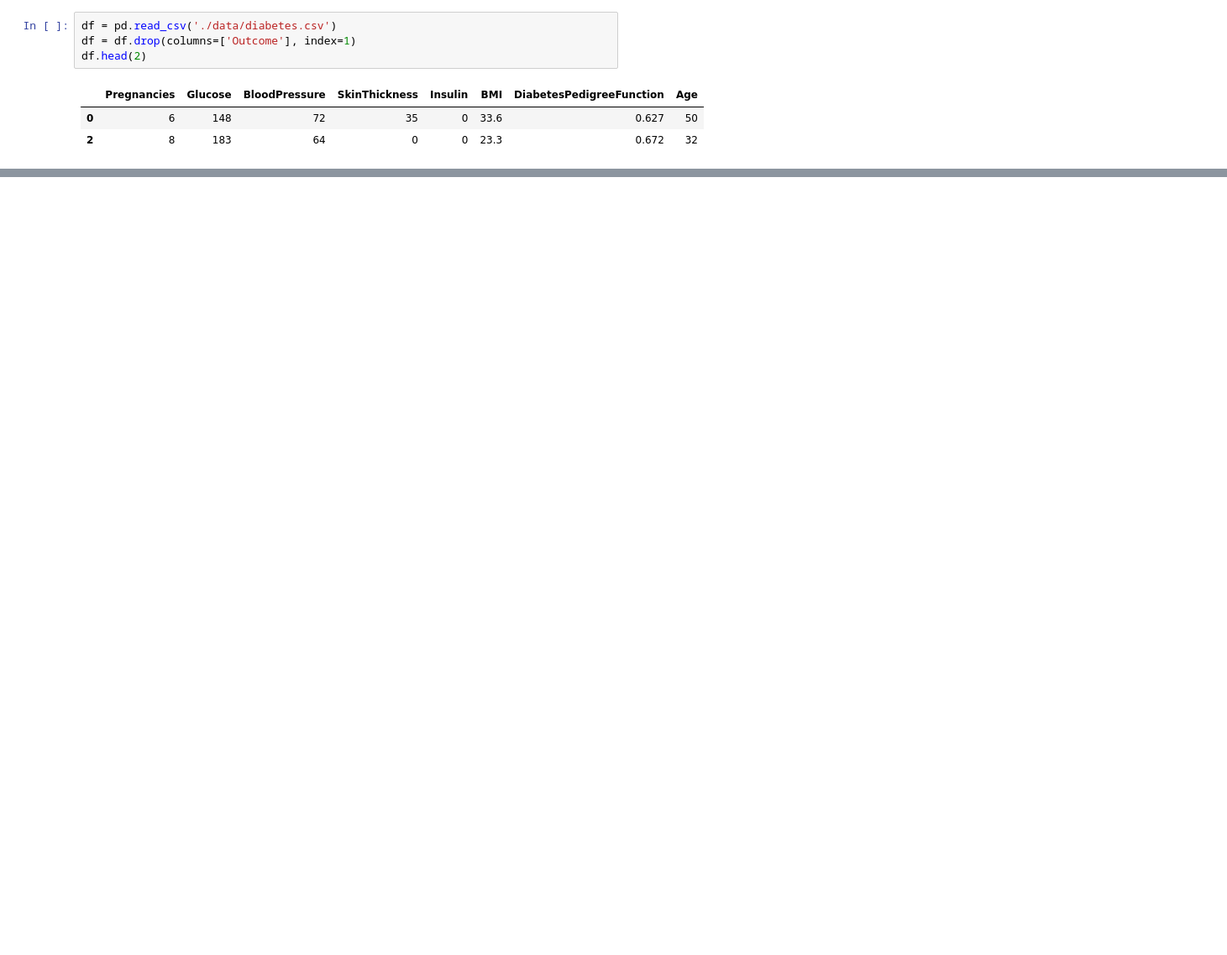
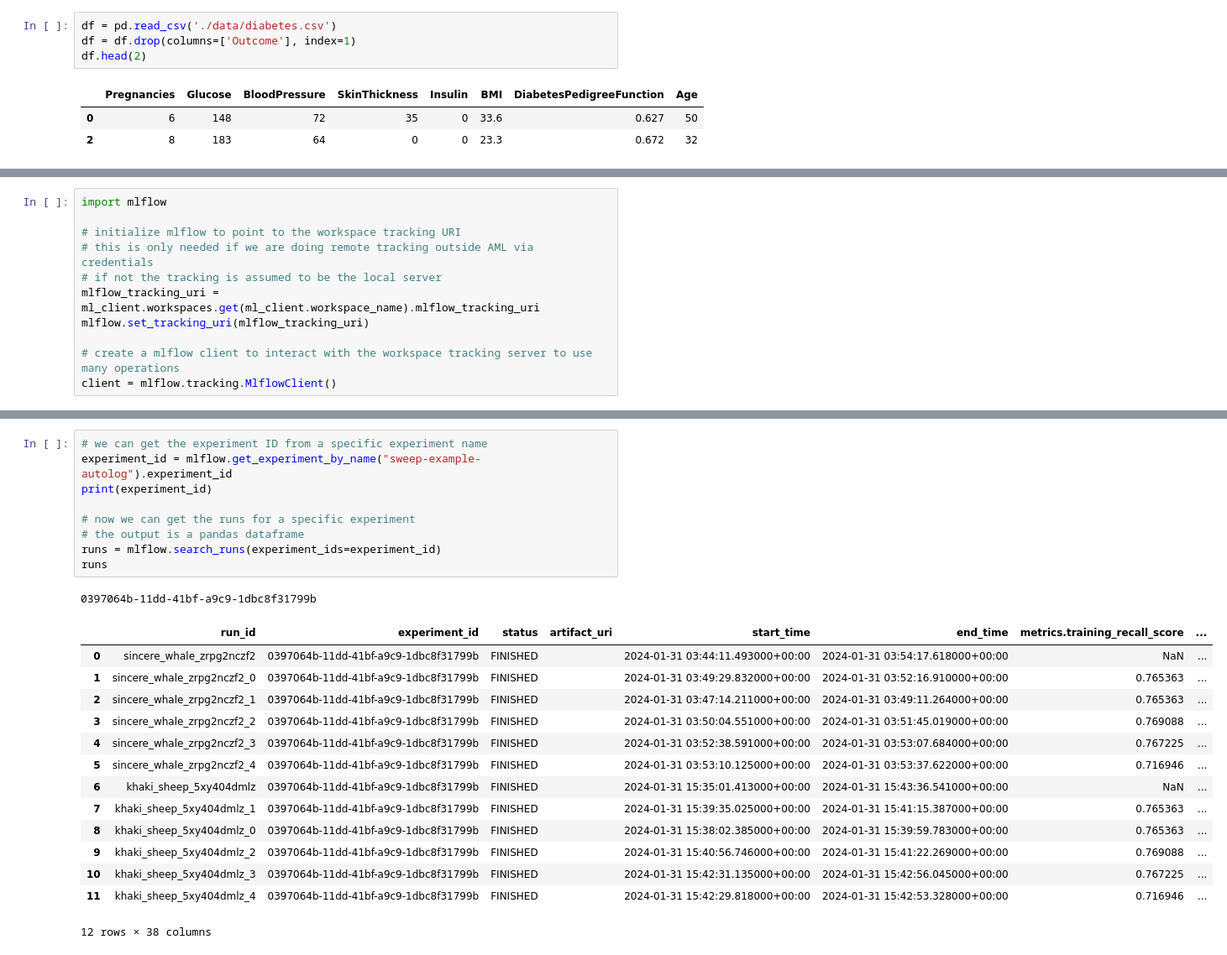
Before and after one commit to joshuavaple/dp-100, a Jupyter notebook: diabetes/diabetes_e2e.ipynb, the cells around one changed output, grey strips where cells are left out. Shown: that part at 84% size. Saved outputs shown, nothing was run; the diff lists cells and outputs as text; blank space fills up the shorter version.

Commit message:
added registering and deployment og logged model inside AML runs, added some MLflow client init to connect to AML workspace  tracking server

```diff
--- a/diabetes/diabetes_e2e.ipynb
+++ b/diabetes/diabetes_e2e.ipynb
@@ -855,0 +908,11 @@ b'[0, 0, 1, 1, 0, 0, 0, 1, 0, 0, 0, 0, 0, 0, 0, 1, 0, 1, 0, 0, 1, 0, 1]'
+# %%
+import mlflow
+
+# initialize mlflow to point to the workspace tracking URI
+# this is only needed if we are doing remote tracking outside AML via credentials
+# if not the tracking is assumed to be the local server
+mlflow_tracking_uri = ml_client.workspaces.get(ml_client.workspace_name).mlflow_tracking_uri
+mlflow.set_tracking_uri(mlflow_tracking_uri)
+
+# create a mlflow client to interact with the workspace tracking server to use many operations
+client = mlflow.tracking.MlflowClient()
@@ -855,0 +962,25 @@ b'[0, 0, 1, 1, 0, 0, 0, 1, 0, 0, 0, 0, 0, 0, 0, 1, 0, 1, 0, 0, 1, 0, 1]'
+# %%
+# we can get the experiment ID from a specific experiment name
+experiment_id = mlflow.get_experiment_by_name("sweep-example-autolog").experiment_id
+print(experiment_id)
+
+# now we can get the runs for a specific experiment
+# the output is a pandas dataframe
+runs = mlflow.search_runs(experiment_ids=experiment_id)
+runs
+# %% [output]
+0397064b-11dd-41bf-a9c9-1dbc8f31799b
+|  | run_id | experiment_id | status | artifact_uri | start_time | end_time | metrics.training_recall_score | ... |
+| 0 | sincere_whale_zrpg2nczf2 | 0397064b-11dd-41bf-a9c9-1dbc8f31799b | FINISHED |  | 2024-01-31 03:44:11.493000+00:00 | 2024-01-31 03:54:17.618000+00:00 | NaN | ... |
+| 1 | sincere_whale_zrpg2nczf2_0 | 0397064b-11dd-41bf-a9c9-1dbc8f31799b | FINISHED |  | 2024-01-31 03:49:29.832000+00:00 | 2024-01-31 03:52:16.910000+00:00 | 0.765363 | ... |
+| 2 | sincere_whale_zrpg2nczf2_1 | 0397064b-11dd-41bf-a9c9-1dbc8f31799b | FINISHED |  | 2024-01-31 03:47:14.211000+00:00 | 2024-01-31 03:49:11.264000+00:00 | 0.765363 | ... |
+| 3 | sincere_whale_zrpg2nczf2_2 | 0397064b-11dd-41bf-a9c9-1dbc8f31799b | FINISHED |  | 2024-01-31 03:50:04.551000+00:00 | 2024-01-31 03:51:45.019000+00:00 | 0.769088 | ... |
+| 4 | sincere_whale_zrpg2nczf2_3 | 0397064b-11dd-41bf-a9c9-1dbc8f31799b | FINISHED |  | 2024-01-31 03:52:38.591000+00:00 | 2024-01-31 03:53:07.684000+00:00 | 0.767225 | ... |
+| 5 | sincere_whale_zrpg2nczf2_4 | 0397064b-11dd-41bf-a9c9-1dbc8f31799b | FINISHED |  | 2024-01-31 03:53:10.125000+00:00 | 2024-01-31 03:53:37.622000+00:00 | 0.716946 | ... |
+| 6 | khaki_sheep_5xy404dmlz | 0397064b-11dd-41bf-a9c9-1dbc8f31799b | FINISHED |  | 2024-01-31 15:35:01.413000+00:00 | 2024-01-31 15:43:36.541000+00:00 | NaN | ... |
+| 7 | khaki_sheep_5xy404dmlz_1 | 0397064b-11dd-41bf-a9c9-1dbc8f31799b | FINISHED |  | 2024-01-31 15:39:35.025000+00:00 | 2024-01-31 15:41:15.387000+00:00 | 0.765363 | ... |
+| 8 | khaki_sheep_5xy404dmlz_0 | 0397064b-11dd-41bf-a9c9-1dbc8f31799b | FINISHED |  | 2024-01-31 15:38:02.385000+00:00 | 2024-01-31 15:39:59.783000+00:00 | 0.765363 | ... |
+| 9 | khaki_sheep_5xy404dmlz_2 | 0397064b-11dd-41bf-a9c9-1dbc8f31799b | FINISHED |  | 2024-01-31 15:40:56.746000+00:00 | 2024-01-31 15:41:22.269000+00:00 | 0.769088 | ... |
+| 10 | khaki_sheep_5xy404dmlz_3 | 0397064b-11dd-41bf-a9c9-1dbc8f31799b | FINISHED |  | 2024-01-31 15:42:31.135000+00:00 | 2024-01-31 15:42:56.045000+00:00 | 0.767225 | ... |
+| 11 | khaki_sheep_5xy404dmlz_4 | 0397064b-11dd-41bf-a9c9-1dbc8f31799b | FINISHED |  | 2024-01-31 15:42:29.818000+00:00 | 2024-01-31 15:42:53.328000+00:00 | 0.716946 | ... |
+12 rows × 38 columns
```
Also changed, not shown: parts of 13 cells of this notebook.
